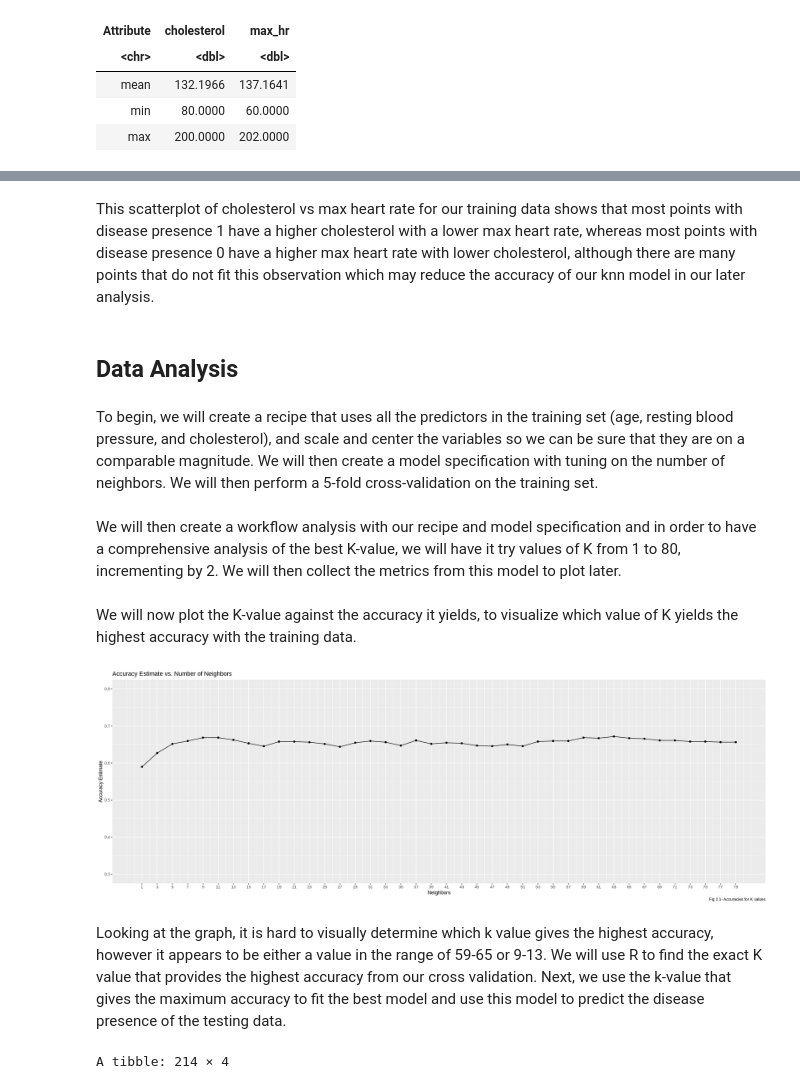
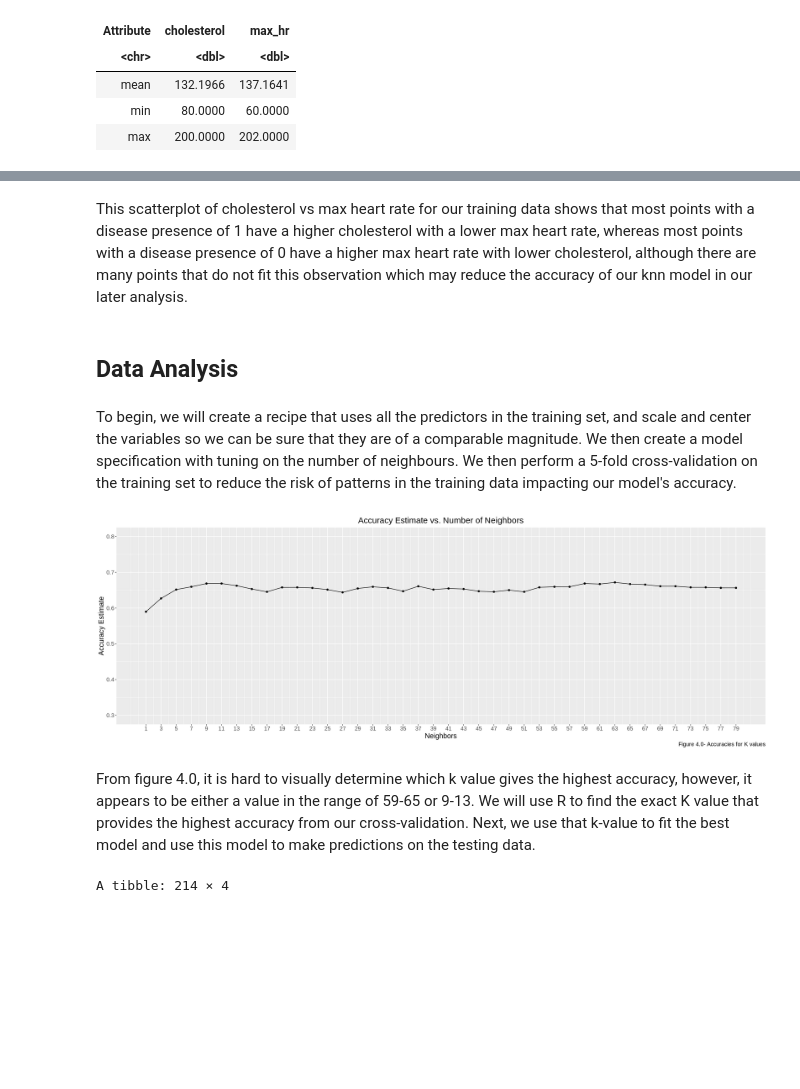
Before and after one commit to danielkaichis/dsci100_project, a Jupyter notebook: report.ipynb, the cells around one changed output, grey strips where cells are left out. Cells and saved outputs as stored; diff of their text form; code cells hidden in the pictures; blank space fills up the shorter version.

```diff
--- a/report.ipynb
+++ b/report.ipynb
@@ -209,9 +196,9 @@ The following object is masked from ‘package:dplyr’:
 # %% [markdown]
-This scatterplot of cholesterol vs max heart rate for our training data shows that most points with disease presence 1 have a higher cholesterol with a lower max heart rate, whereas most points with disease presence 0 have a higher max heart rate with lower cholesterol, although there are many points that do not fit this observation which may reduce the accuracy of our knn model in our later analysis.
+This scatterplot of cholesterol vs max heart rate for our training data shows that most points with a disease presence of 1 have a higher cholesterol with a lower max heart rate, whereas most points with a disease presence of 0 have a higher max heart rate with lower cholesterol, although there are many points that do not fit this observation which may reduce the accuracy of our knn model in our later analysis.
 # %% [markdown]
 ## Data Analysis
 # %% [markdown]
-To begin, we will create a recipe that uses all the predictors in the training set (age, resting blood pressure, and cholesterol), and scale and center the variables so we can be sure that they are on a comparable magnitude. We will then create a model specification with tuning on the number of neighbors. We will then perform a 5-fold cross-validation on the training set.
+To begin, we will create a recipe that uses all the predictors in the training set, and scale and center the variables so we can be sure that they are of a comparable magnitude. We then create a model specification with tuning on the number of neighbours. We then perform a 5-fold cross-validation on the training set to reduce the risk of patterns in the training data impacting our model's accuracy.
 # %%
 # create recipe with our two predictor variables specified
 heart_recipe <- recipe(disease_presence ~ cholesterol + max_hr, data = heart_train) %>%
@@ -227,6 +214,4 @@ knn_spec <- nearest_neighbor(weight_func = "rectangular", neighbors = tune()) %>
 # create cross validation object specifying the training data and that we will be using 5 fold cross validation (v = 5)
 # to predict the strata which is disease presence.
 heart_vfold <- vfold_cv(heart_train, v = 5, strata = disease_presence)
-# %% [markdown]
-We will then create a workflow analysis with our recipe and model specification and in order to have a comprehensive analysis of the best K-value, we will have it try values of K from 1 to 80, incrementing by 2. We will then collect the metrics from this model to plot later.
 # %%
@@ -241,25 +226,25 @@ heart_fit <- workflow() %>%
             tune_grid(resamples = heart_vfold, grid = k_vals) %>%
             # collect metrics for analysis
             collect_metrics()
-# %% [markdown]
-We will now plot the K-value against the accuracy it yields, to visualize which value of K yields the highest accuracy with the training data.
 # %%
+# plot the K-value against the accuracy it yields, to visualize which value of K yields the highest accuracy with the training data.
 accuracies <- heart_fit %>%
     filter(.metric == "accuracy")
 
 cross_val_plot <- ggplot(accuracies, aes(x = neighbors, y = mean)) +
     geom_point() +
     geom_line() +
-    labs(x = "Neighbors", y = "Accuracy Estimate", caption="Fig 2.1- Accuracies for K values") +
+    labs(x = "Neighbors", y = "Accuracy Estimate", caption="Figure 4.0- Accuracies for K values") +
     ggtitle("Accuracy Estimate vs. Number of Neighbors") +
     scale_x_continuous(breaks = seq(1, 80, by = 2)) +  # adjusting the x-axis
-    scale_y_continuous(limits = c(0.3, 0.8)) # adjusting the y-axis
+    scale_y_continuous(limits = c(0.3, 0.8)) + # adjusting the y-axis
+    theme(plot.title = element_text(hjust = 0.5), text = element_text(size = 15))
 
 cross_val_plot
 # %% [output]
-[figure, old version]
+[figure, new version]
 # %% [markdown]
-Looking at the graph, it is hard to visually determine which k value gives the highest accuracy, however it appears to be either a value in the range of 59-65 or 9-13. We will use R to find the exact K value that provides the highest accuracy from our cross validation. Next, we use the k-value that gives the maximum accuracy to fit the best model and use this model to predict the disease presence of the testing data.
+From figure 4.0, it is hard to visually determine which k value gives the highest accuracy, however, it appears to be either a value in the range of 59-65 or 9-13. We will use R to find the exact K value that provides the highest accuracy from our cross-validation. Next, we use that k-value to fit the best model and use this model to make predictions on the testing data.
 # %%
 # get the k value that gives the highest accuracy
 best_k <- accuracies %>%
```
Also changed, not shown: parts of 24 cells of this notebook.
